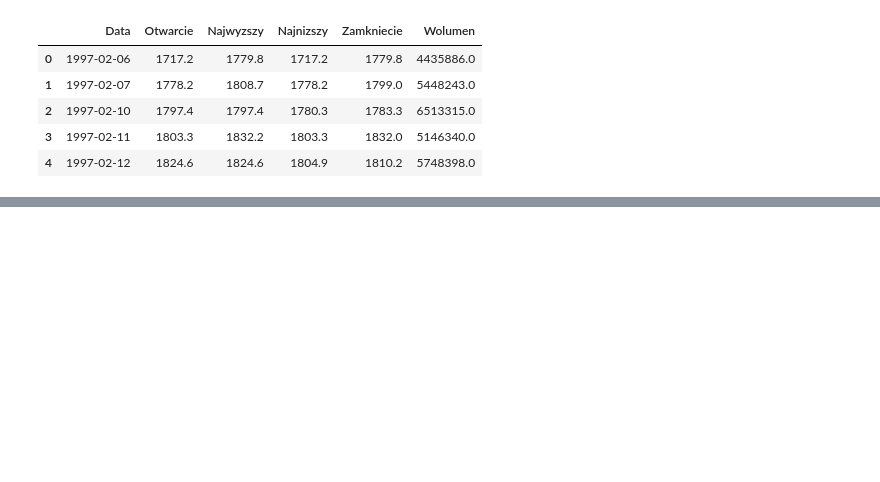
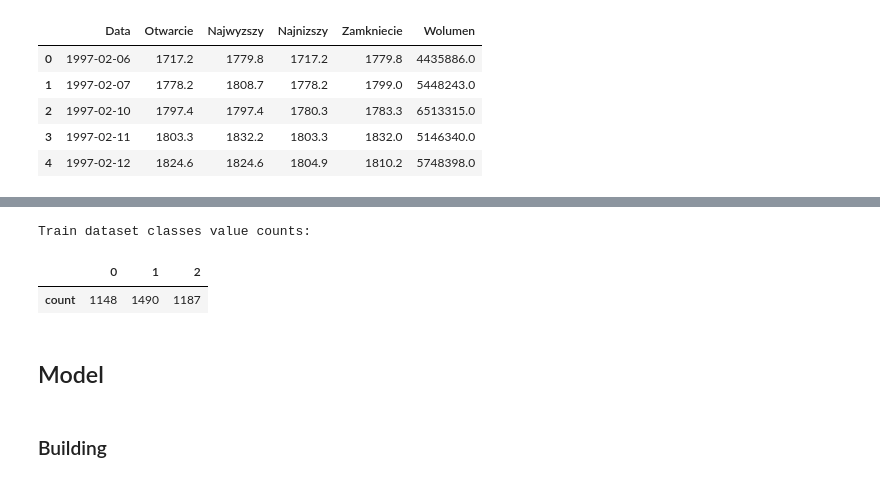
Before and after one commit to B4rtko/Inzynierka, a Jupyter notebook: Brudnopis/cdt_2.ipynb, the cells around one changed output, grey strips where cells are left out. Drawn from its saved outputs; the diff is of its cells as text; code cells hidden in the pictures; blank space fills up the shorter version.

```diff
--- a/Brudnopis/cdt_2.ipynb
+++ b/Brudnopis/cdt_2.ipynb
@@ -85,3 +71,19 @@ np.unique(_y_train, return_counts=True)
+# %%
+print("Train dataset classes value counts:")
+pd.DataFrame(
+    {
+        str(key): val for (key, val) in zip(*np.unique(np.argmax(_y_train, axis=1), return_counts=True))
+    },
+    index = ["count"]
+)
+# %% [output]
+Train dataset classes value counts:
+|  | 0 | 1 | 2 |
+| count | 1148 | 1490 | 1187 |
+# %% [markdown]
+## Model
+# %% [markdown]
+### Building
 # %%
 model = tf.keras.Sequential()
 
```
Also changed, not shown: parts of 36 cells of this notebook, 6 other files.
